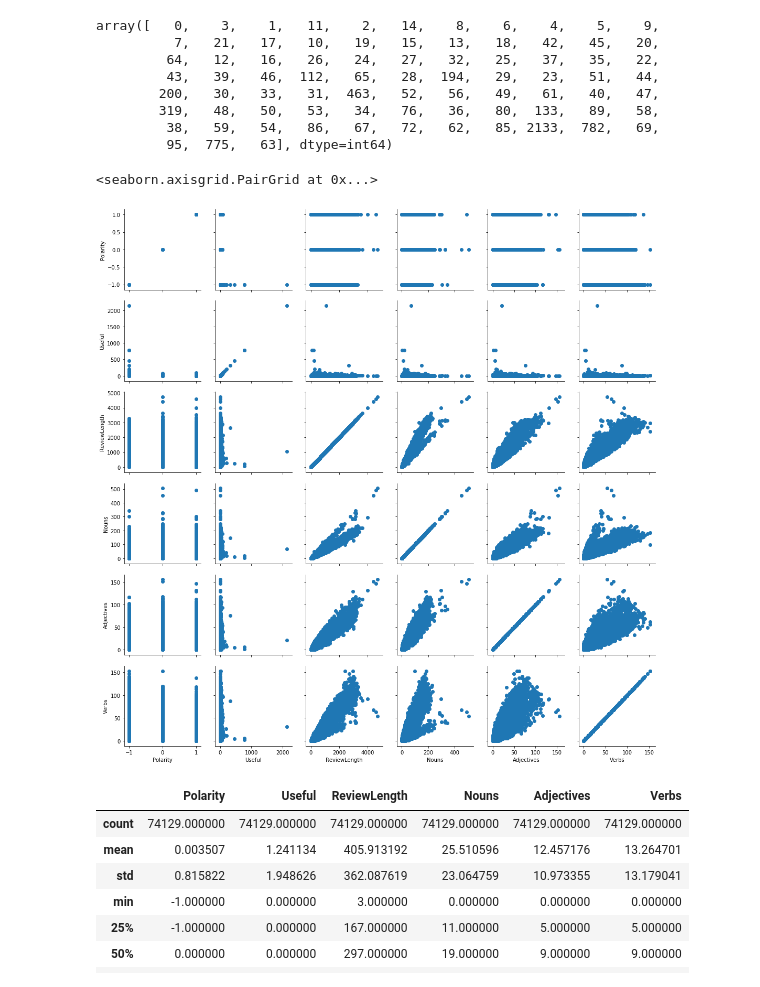
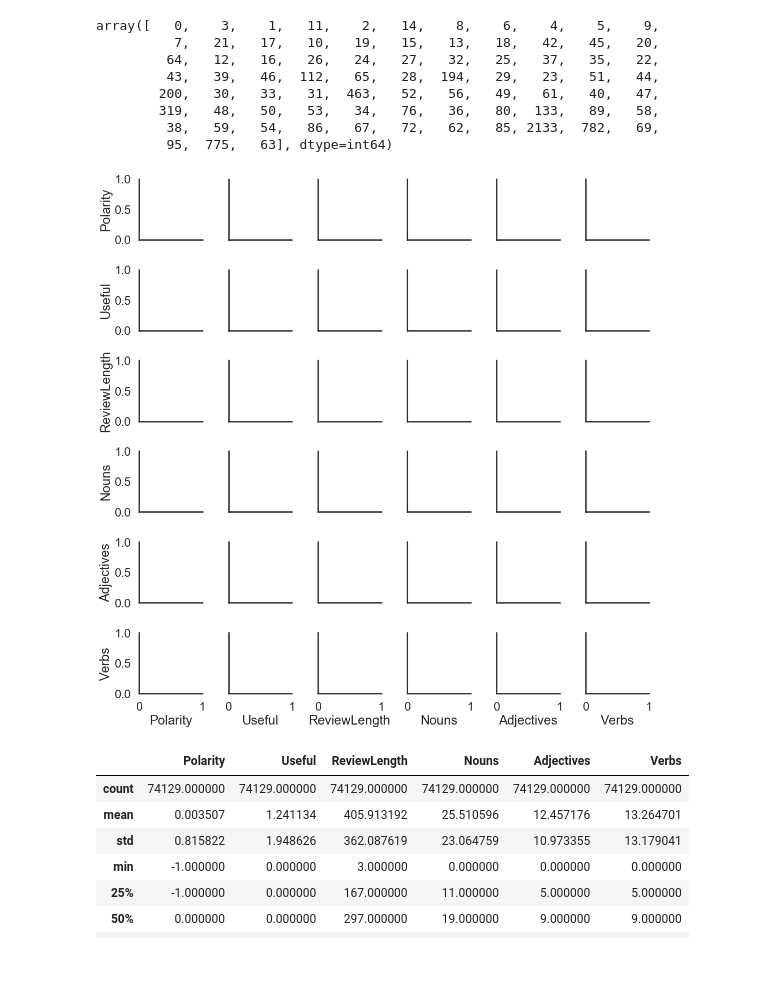
Before and after one commit to stmunees/text-analytics, a Jupyter notebook: LinguisticFeatureModel.ipynb, the cells around one changed output. Cells and saved outputs as stored; diff of their text form; code cells hidden in the pictures.

```diff
--- a/LinguisticFeatureModel.ipynb
+++ b/LinguisticFeatureModel.ipynb
@@ -53,10 +62,9 @@ array([   0,    3,    1,   11,    2,   14,    8,    6,    4,    5,    9,
          95,  775,   63], dtype=int64)
 # %%
 g = sns.PairGrid(data)
-g.map(plt.scatter)
+#g.map(plt.scatter)
 # %% [output]
-<seaborn.axisgrid.PairGrid at 0x...>
-[figure, old version]
+[figure, new version]
 # %%
 #Removing Useful outliers
 
```
Also changed, not shown: parts of 19 cells of this notebook.
